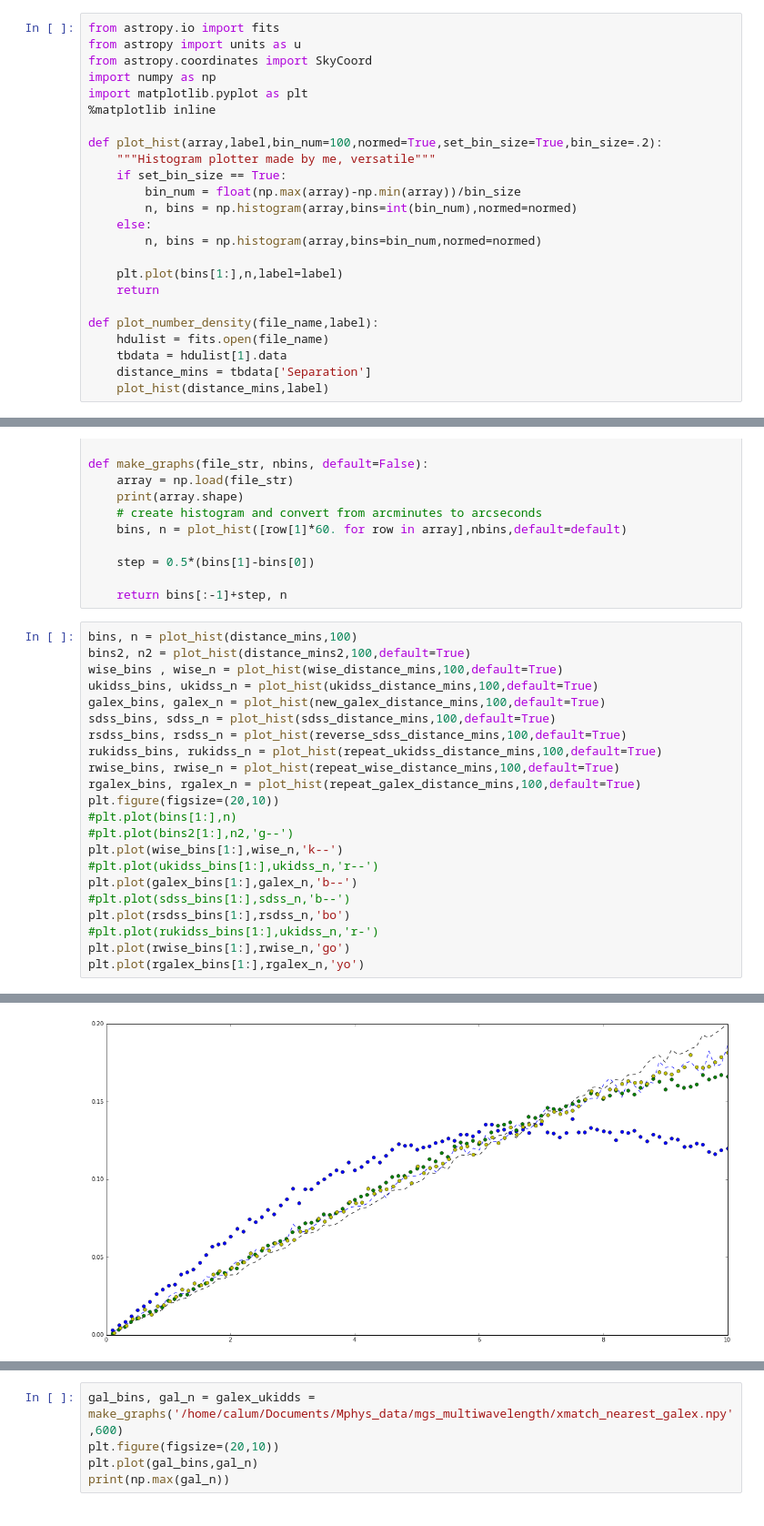
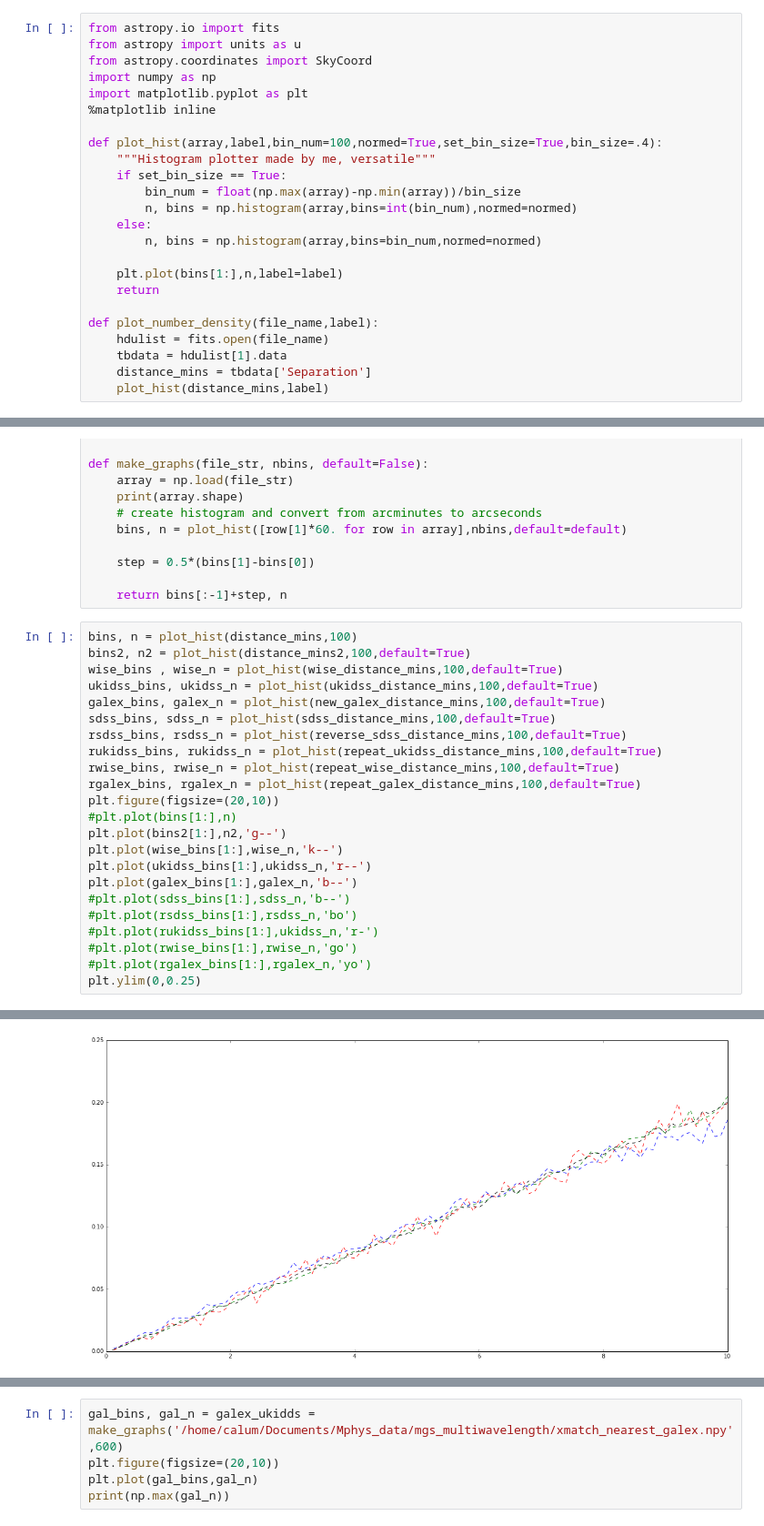
Before and after one commit to calumhrmurray/MPhysProject, a Jupyter notebook: analysis/match_catalogs/number_density.ipynb, the cells around one changed output, grey strips where cells are left out. Shown: that part at 91% size. Drawn from its saved outputs; the diff is of its cells as text.

```diff
--- a/analysis/match_catalogs/number_density.ipynb
+++ b/analysis/match_catalogs/number_density.ipynb
@@ -6,7 +6,7 @@ import numpy as np
 import matplotlib.pyplot as plt
 %matplotlib inline
 
-def plot_hist(array,label,bin_num=100,normed=True,set_bin_size=True,bin_size=.2):
+def plot_hist(array,label,bin_num=100,normed=True,set_bin_size=True,bin_size=.4):
     """Histogram plotter made by me, versatile"""
     if set_bin_size == True:
         bin_num = float(np.max(array)-np.min(array))/bin_size
@@ -235,13 +254,14 @@ rwise_bins, rwise_n = plot_hist(repeat_wise_distance_mins,100,default=True)
 rgalex_bins, rgalex_n = plot_hist(repeat_galex_distance_mins,100,default=True)
 plt.figure(figsize=(20,10))
 #plt.plot(bins[1:],n)
-#plt.plot(bins2[1:],n2,'g--')
+plt.plot(bins2[1:],n2,'g--')
 plt.plot(wise_bins[1:],wise_n,'k--')
-#plt.plot(ukidss_bins[1:],ukidss_n,'r--')
+plt.plot(ukidss_bins[1:],ukidss_n,'r--')
 plt.plot(galex_bins[1:],galex_n,'b--')
 #plt.plot(sdss_bins[1:],sdss_n,'b--')
-plt.plot(rsdss_bins[1:],rsdss_n,'bo')
+#plt.plot(rsdss_bins[1:],rsdss_n,'bo')
 #plt.plot(rukidss_bins[1:],ukidss_n,'r-')
-plt.plot(rwise_bins[1:],rwise_n,'go')
-plt.plot(rgalex_bins[1:],rgalex_n,'yo')
+#plt.plot(rwise_bins[1:],rwise_n,'go')
+#plt.plot(rgalex_bins[1:],rgalex_n,'yo')
+plt.ylim(0,0.25)
 # %% [output]
@@ -249,4 +269,4 @@ plt.plot(rgalex_bins[1:],rgalex_n,'yo')
-[figure, old version]
+[figure, new version]
 # %%
 gal_bins, gal_n = galex_ukidds = make_graphs('/home/calum/Documents/Mphys_data/mgs_multiwavelength/xmatch_nearest_galex.npy',100)
 plt.figure(figsize=(20,10))
```
Also changed, not shown: parts of 4 cells of this notebook, 48 other files.
